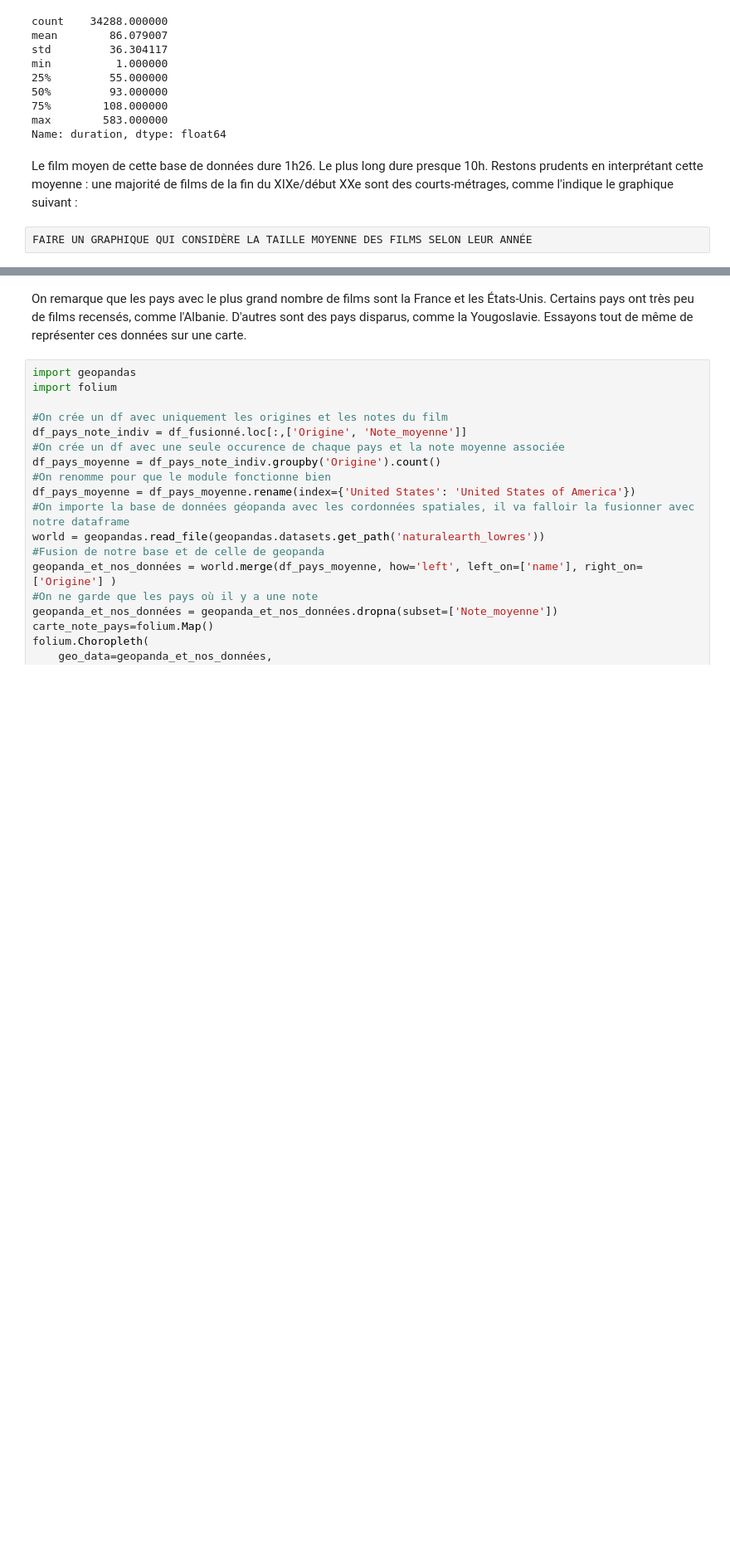
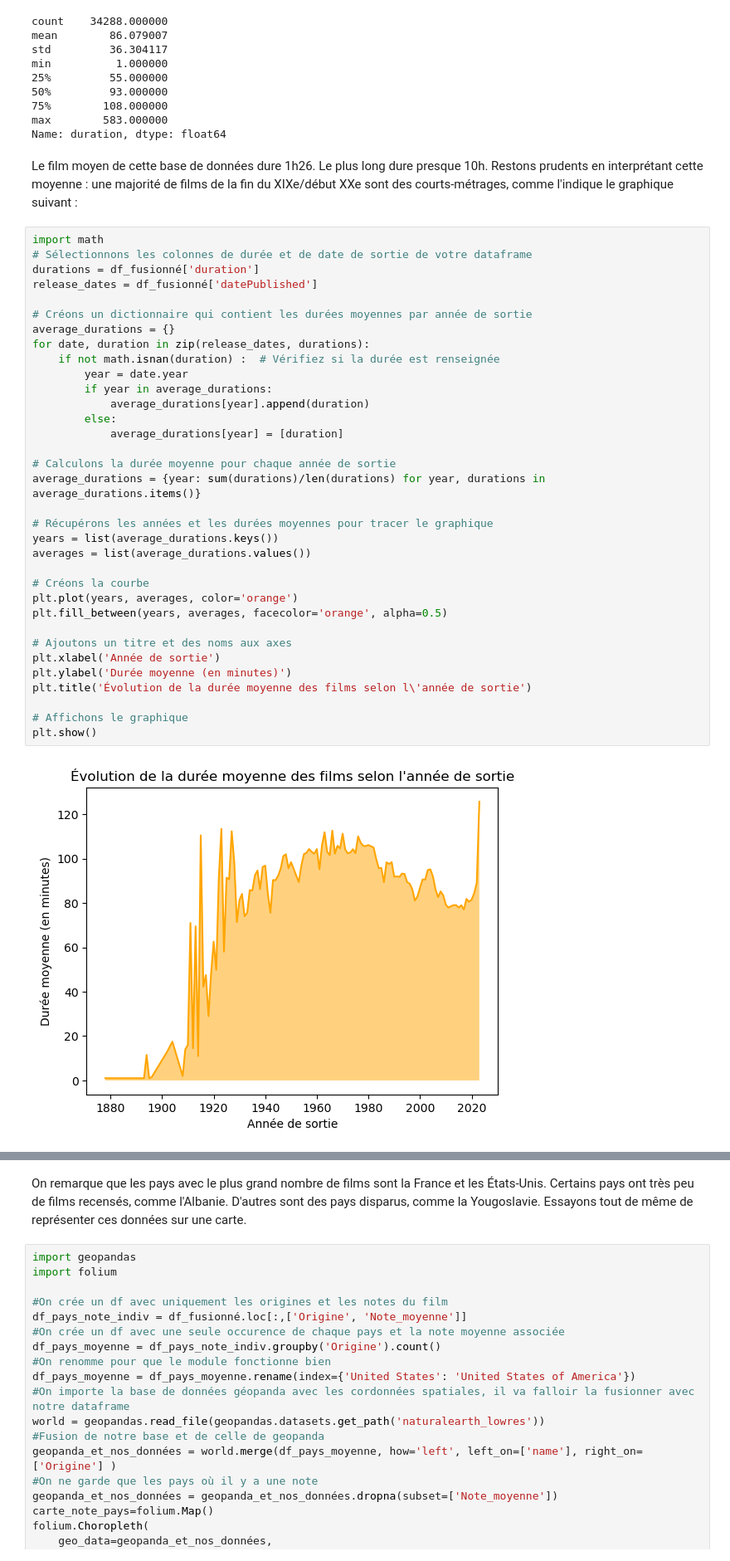
Before and after one commit to Jeremstar/Projet-de-DINGUE, a Jupyter notebook: Notebook/Scrap_IMDb.ipynb, the cells around one changed output, grey strips where cells are left out. Shown at 83% size. Drawn from its saved outputs; the diff is of its cells as text; blank space fills up the shorter version.

Commit message:
graphiques cool

```diff
--- a/Notebook/Scrap_IMDb.ipynb
+++ b/Notebook/Scrap_IMDb.ipynb
@@ -369,7 +375,41 @@ max        583.000000
 Name: duration, dtype: float64
 # %% [markdown]
 Le film moyen de cette base de données dure 1h26. Le plus long dure presque 10h. Restons prudents en interprétant cette moyenne : une majorité de films de la fin du XIXe/début XXe sont des courts-métrages, comme l'indique le graphique suivant :
-# %%
-FAIRE UN GRAPHIQUE QUI CONSIDÈRE LA TAILLE MOYENNE DES FILMS SELON LEUR ANNÉE
+# %%
+import math
+# Sélectionnons les colonnes de durée et de date de sortie de votre dataframe
+durations = df_fusionné['duration']
+release_dates = df_fusionné['datePublished']
+
+# Créons un dictionnaire qui contient les durées moyennes par année de sortie
+average_durations = {}
+for date, duration in zip(release_dates, durations):
+    if not math.isnan(duration) :  # Vérifiez si la durée est renseignée
+        year = date.year
+        if year in average_durations:
+            average_durations[year].append(duration)
+        else:
+            average_durations[year] = [duration]
+
+# Calculons la durée moyenne pour chaque année de sortie
+average_durations = {year: sum(durations)/len(durations) for year, durations in average_durations.items()}
+
+# Récupérons les années et les durées moyennes pour tracer le graphique
+years = list(average_durations.keys())
+averages = list(average_durations.values())
+
+# Créons la courbe
+plt.plot(years, averages, color='orange')
+plt.fill_between(years, averages, facecolor='orange', alpha=0.5)
+
+# Ajoutons un titre et des noms aux axes
+plt.xlabel('Année de sortie')
+plt.ylabel('Durée moyenne (en minutes)')
+plt.title('Évolution de la durée moyenne des films selon l\'année de sortie')
+
+# Affichons le graphique
+plt.show()
+# %% [output]
+[figure, added]
 # %%
 df_fusionné.groupby('Origine').size()
```
Also changed, not shown: parts of 4 cells of this notebook.
